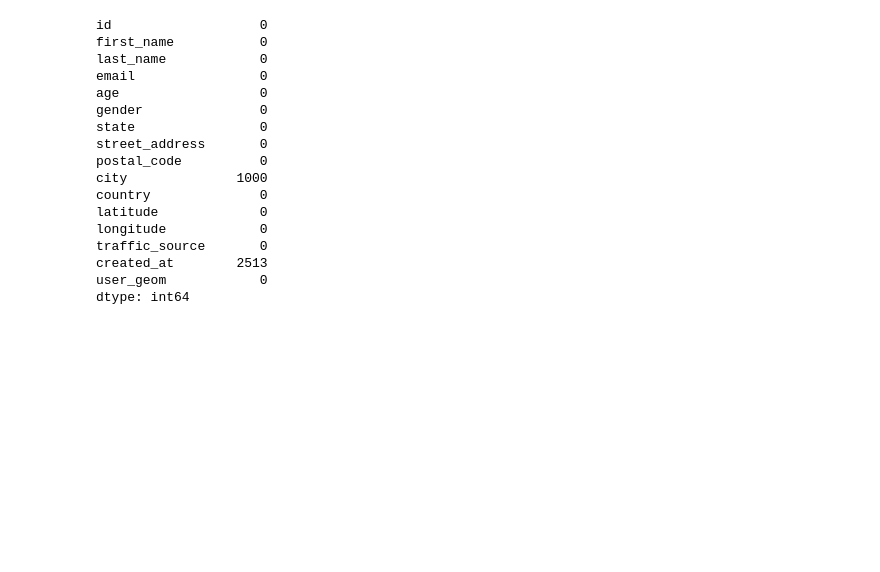
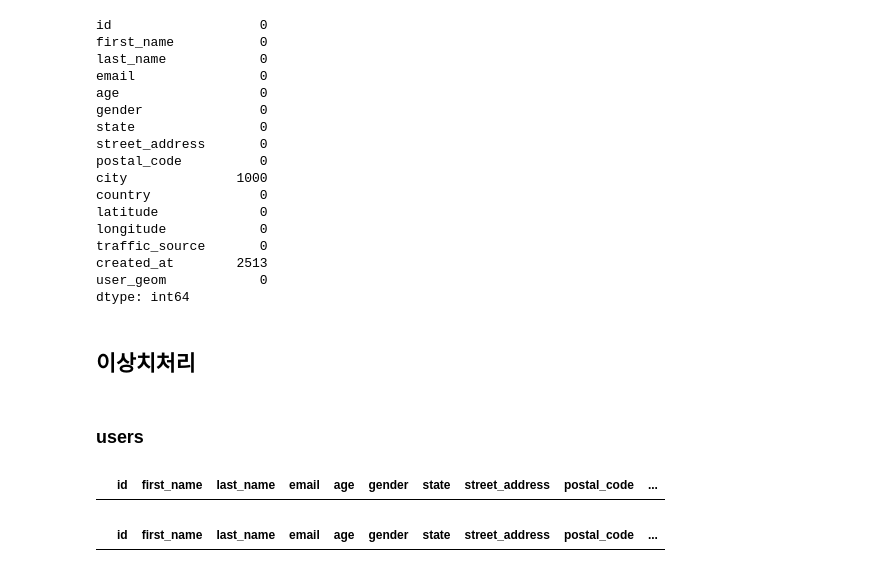
Before and after one commit to sonjiwoo-creator/lookdf, a Jupyter notebook: test.ipynb, the cells around one changed output. Saved outputs shown, nothing was run; the diff lists cells and outputs as text; code cells hidden in the pictures; blank space fills up the shorter version.

Commit message:
chore:이상치처리

```diff
--- a/test.ipynb
+++ b/test.ipynb
@@ -610,3 +610,18 @@ user_geom            0
 dtype: int64
 # %%
 users['city'] = users['city'].fillna('Unknown')
+# %% [markdown]
+## 이상치처리
+# %% [markdown]
+### users
+# %%
+# "age"  정상범위 외 이상치 확인
+users[(users["age"]<=0) | (users["age"]>=100)]
+# %% [output]
+|  | id | first_name | last_name | email | age | gender | state | street_address | postal_code | ... |
+# %%
+# "latitude" "longitude" 위도 경도 이상치
+users[(users["latitude"] < -90) | (users["latitude"] > 90)]
+users[(users["longitude"] < -180) | (users["longitude"] > 180)]
+# %% [output]
+|  | id | first_name | last_name | email | age | gender | state | street_address | postal_code | ... |
```
Also changed, not shown: parts of 56 cells of this notebook.
